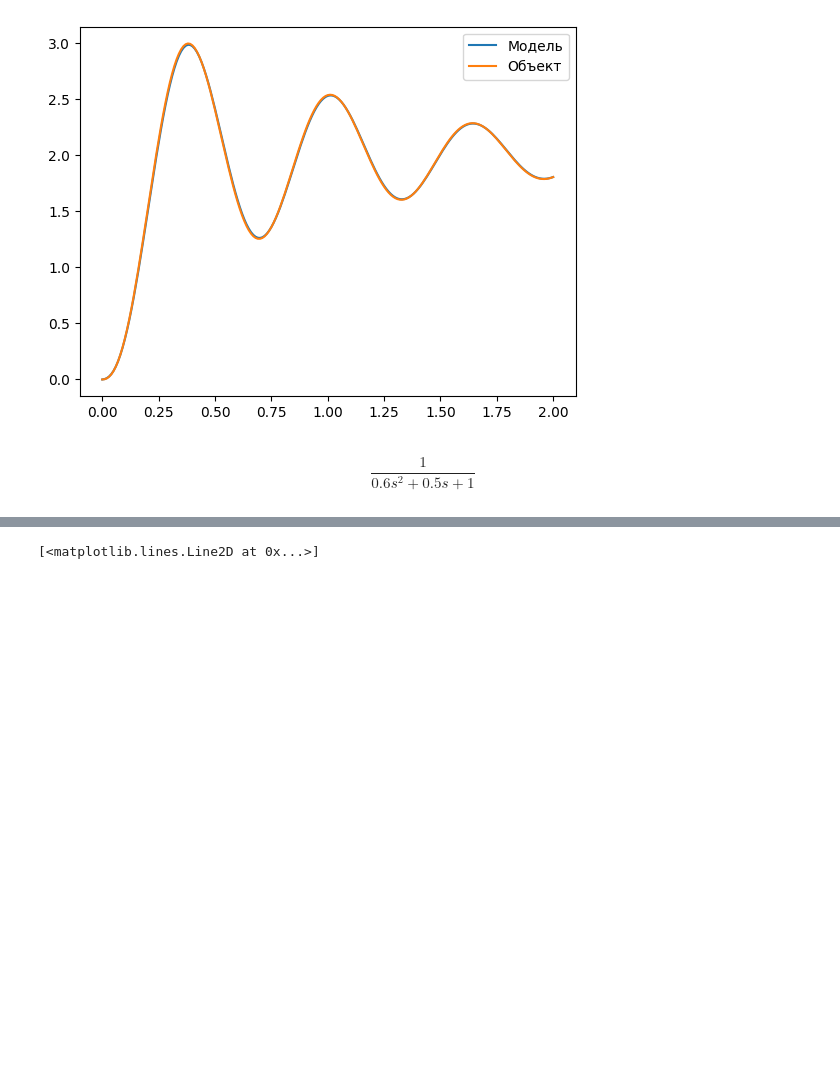
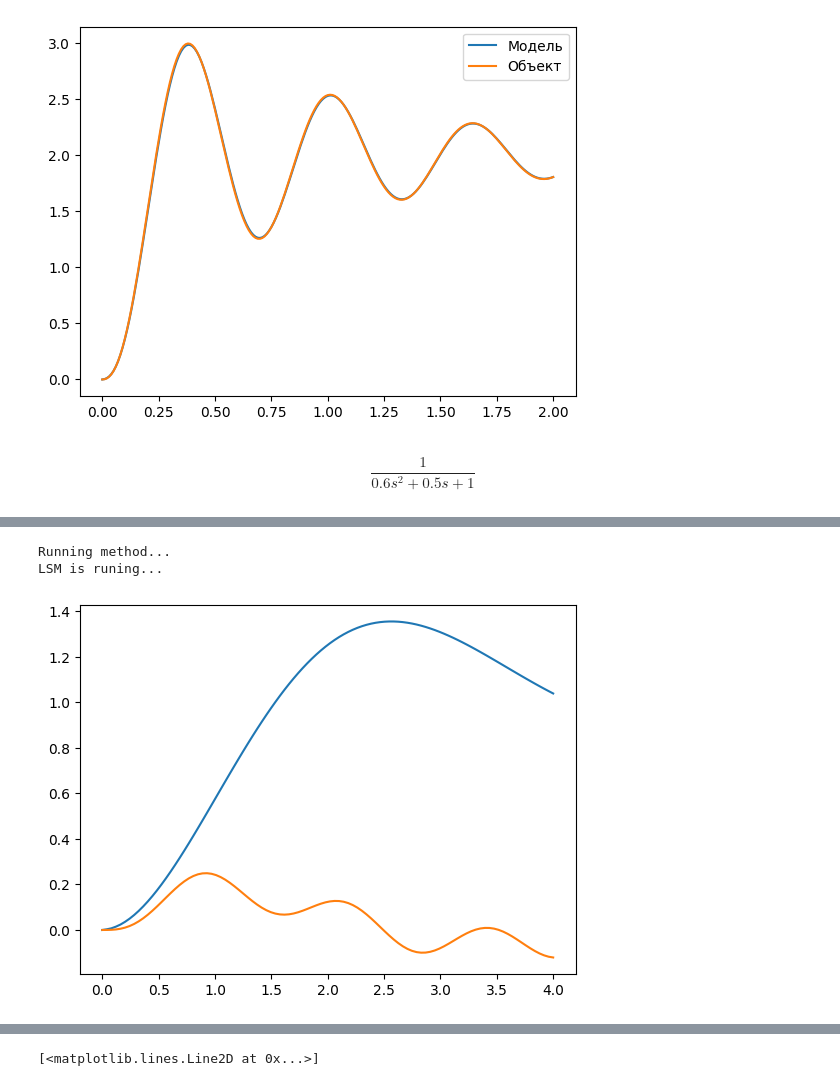
Before and after one commit to artmus208/ident-methods, a Jupyter notebook: test_identify_it.ipynb, the cells around one changed output, grey strips where cells are left out. Cells and saved outputs as stored; diff of their text form; code cells hidden in the pictures; blank space fills up the shorter version.

```diff
--- a/test_identify_it.ipynb
+++ b/test_identify_it.ipynb
@@ -33,3 +70,12 @@ $$\frac{1}{0.6 s^2 + 0.5 s + 1}$$
+# %%
+# Пытаемся идентифицировать методом наименьших квадратов:
+ident2 = IdentifyIt(x=t_f, y=y_f, degree=5, method=1, u=u)
+plt.plot(ident2.x, ident2.y_m);
+plt.plot(t_f, y_f);
+# %% [output]
+Running method...
+LSM is runing...
+[figure, added]
 # %%
 t_f, y_f = co.step_response(aper, 4)
 plt.plot(t_f, y_f)
```
Also changed, not shown: parts of 7 cells of this notebook, 2 other files.
